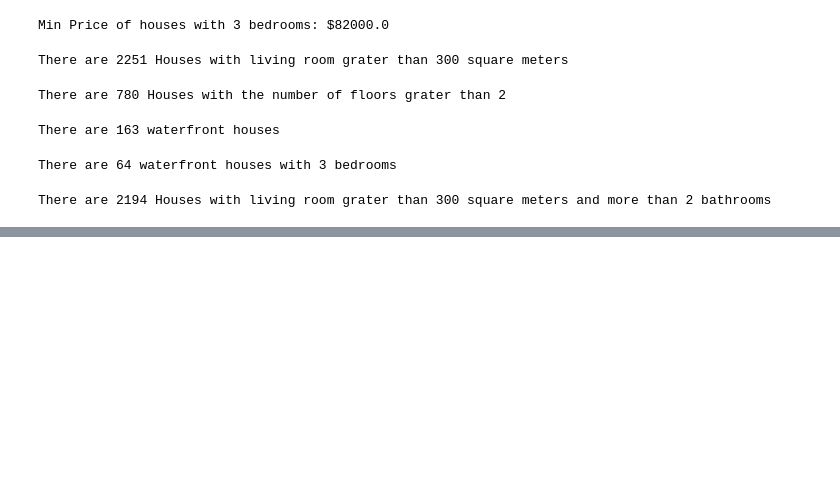
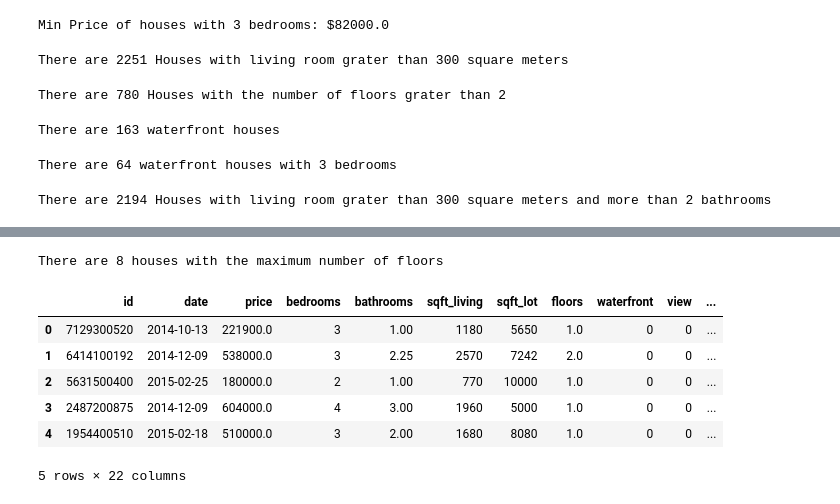
Before and after one commit to renatond/KC_House_Pricing, a Jupyter notebook: KC_Housing.ipynb, the cells around one changed output, grey strips where cells are left out. Drawn from its saved outputs; the diff is of its cells as text; code cells hidden in the pictures; blank space fills up the shorter version.

```diff
--- a/KC_Housing.ipynb
+++ b/KC_Housing.ipynb
@@ -240,3 +242,9 @@ num_houses = len(df['id'])
 print( 'There are {} Houses with living room grater than 300 square meters and more than 2 bathrooms'.format(num_houses))
 # %% [output]
 There are 2194 Houses with living room grater than 300 square meters and more than 2 bathrooms
+# %%
+#16. Qual a data do imóvel mais antigo?
+ds['date'] = pd.to_datetime(ds['date'])
+oldest_house = ds.sort_values('date', ascending=True).reset_index().loc[0, 'date']
+
+print( 'The oldest house was listed on {}'.format(oldest_house))
@@ -242,0 +253,26 @@ There are 2194 Houses with living room grater than 300 square meters and more th
+# %%
+#17. Quantos imóveis possuem o número máximo de andares?
+
+max_floors = ds['floors'].max()
+
+df = ds[['id', 'floors']].sort_values('floors', ascending=False)
+df = df.loc[df['floors'] == max_floors, :]
+houses_max_floor = len(df['id'])
+
+print( 'There are {} houses with the maximum number of floors'.format(houses_max_floor))
+# %% [output]
+There are 8 houses with the maximum number of floors
+# %%
+#18. Criar uma classificação para imóveis de baixo padrão e alto padrão ( critérios: baixo padrão <= 540.000 < alto padrão)
+
+ds['standard'] = 'low_standard'
+ds.loc[ds['price'] > 540000, 'standard'] = 'high_standard'
+ds.head()
+# %% [output]
+|  | id | date | price | bedrooms | bathrooms | sqft_living | sqft_lot | floors | waterfront | view | ... |
+| 0 | 7129300520 | 2014-10-13 | 221900.0 | 3 | 1.00 | 1180 | 5650 | 1.0 | 0 | 0 | ... |
+| 1 | 6414100192 | 2014-12-09 | 538000.0 | 3 | 2.25 | 2570 | 7242 | 2.0 | 0 | 0 | ... |
+| 2 | 5631500400 | 2015-02-25 | 180000.0 | 2 | 1.00 | 770 | 10000 | 1.0 | 0 | 0 | ... |
+| 3 | 2487200875 | 2014-12-09 | 604000.0 | 4 | 3.00 | 1960 | 5000 | 1.0 | 0 | 0 | ... |
+| 4 | 1954400510 | 2015-02-18 | 510000.0 | 3 | 2.00 | 1680 | 8080 | 1.0 | 0 | 0 | ... |
+5 rows × 22 columns
```
Also changed, not shown: parts of 18 cells of this notebook, 1 other file.
